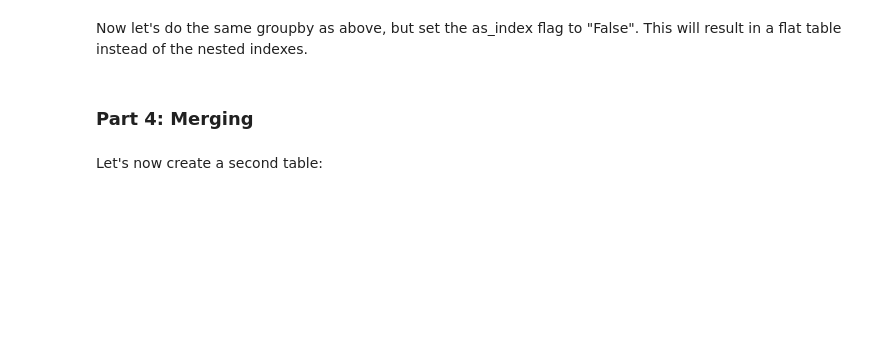
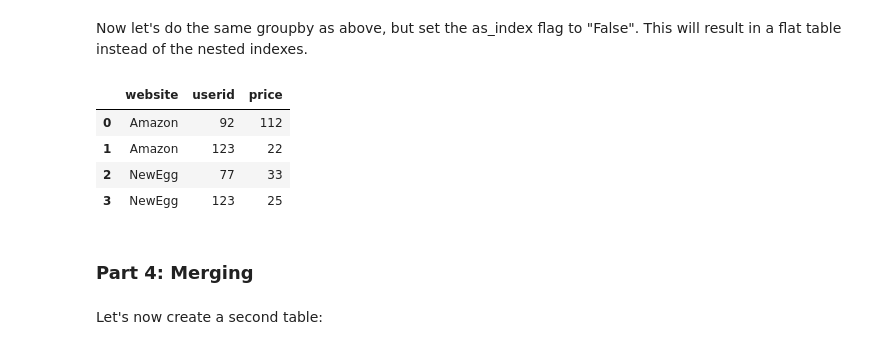
Before and after one commit to kimtaeuk1995/dsp, a Jupyter notebook: lessons/pandas_intro/pandas-exercise.ipynb, the cells around one changed output. Saved outputs shown, nothing was run; the diff lists cells and outputs as text; code cells hidden in the pictures; blank space fills up the shorter version.

```diff
--- a/lessons/pandas_intro/pandas-exercise.ipynb
+++ b/lessons/pandas_intro/pandas-exercise.ipynb
@@ -87,5 +113,13 @@ df
 # %% [markdown]
 Now let's do the same groupby as above, but set the as_index flag to "False". This will result in a flat table instead of the nested indexes.
+# %%
+df.groupby(['website', 'userid'], as_index=False).sum()
+# %% [output]
+|  | website | userid | price |
+| 0 | Amazon | 92 | 112 |
+| 1 | Amazon | 123 | 22 |
+| 2 | NewEgg | 77 | 33 |
+| 3 | NewEgg | 123 | 25 |
 # %% [markdown]
 ### Part 4: Merging
 # %% [markdown]
```
Also changed, not shown: parts of 26 cells of this notebook.
